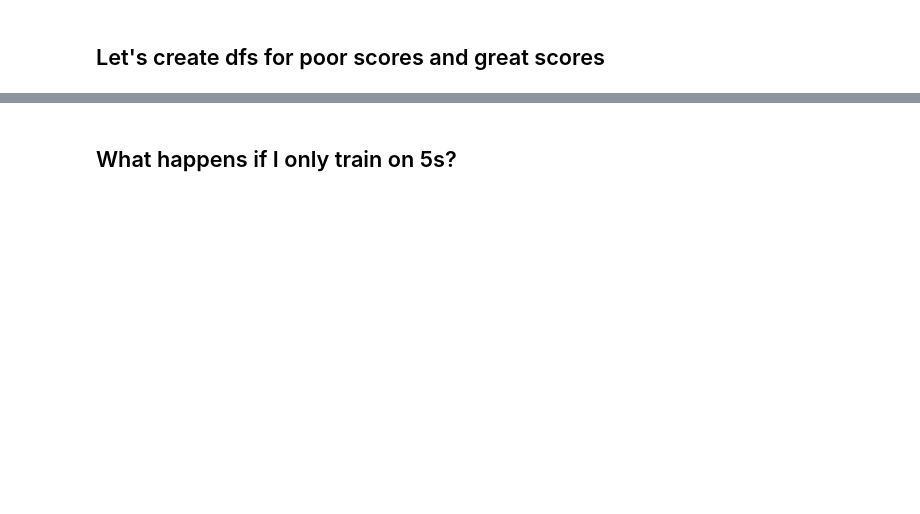
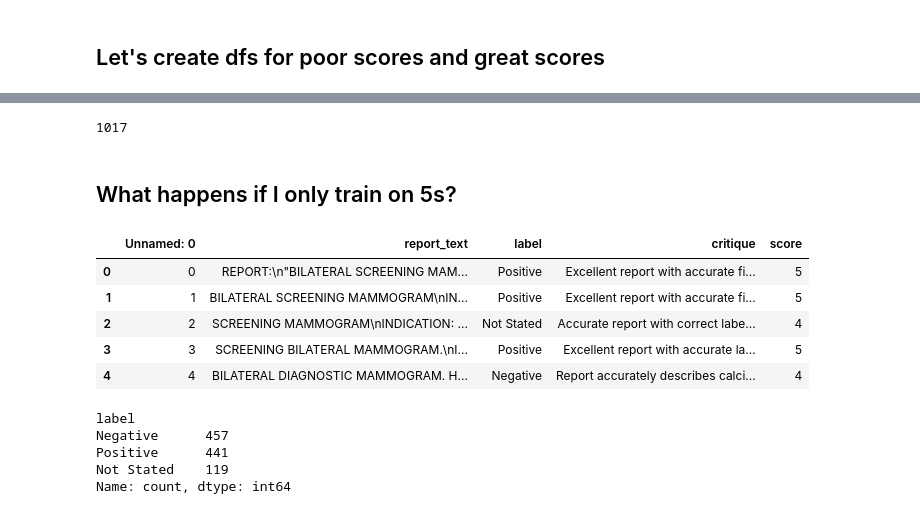
Before and after one commit to khankanz/synthetic-medical-datatsets, a Jupyter notebook: filtering_with_llms.ipynb, the cells around one changed output, grey strips where cells are left out. Cells and saved outputs as stored; diff of their text form; code cells hidden in the pictures; blank space fills up the shorter version.

```diff
--- a/filtering_with_llms.ipynb
+++ b/filtering_with_llms.ipynb
@@ -310 +391,5 @@ df_great.label.value_counts() # n = 478
+# %%
+df_great.label.value_counts().sum() # n = 478
+# %% [output]
+1017
 # %%
@@ -312,7 +397,20 @@ df_great.to_csv('microcalcs-n478-claude-3-opus-20240229-critiqued-4_5_only.csv')
 # %% [markdown]
 ## What happens if I only train on 5s?
 # %%
-# df_45s = pd.read_csv(FP/'microcalcs-n478-claude-3-opus-20240229-critiqued-4_5_only.csv') ; df_45s.head()
+df_45s = pd.read_csv(FP/'microcalcs-n1017-claude-3-opus-20240229-critiqued-4_5_only.csv') ; df_45s.head()
+# %% [output]
+|  | Unnamed: 0 | report_text | label | critique | score |
+| 0 | 0 | REPORT:\n"BILATERAL SCREENING MAM... | Positive | Excellent report with accurate fi... | 5 |
+| 1 | 1 | BILATERAL SCREENING MAMMOGRAM\nIN... | Positive | Excellent report with accurate fi... | 5 |
+| 2 | 2 | SCREENING MAMMOGRAM\nINDICATION: ... | Not Stated | Accurate report with correct labe... | 4 |
+| 3 | 3 | SCREENING BILATERAL MAMMOGRAM.\nI... | Positive | Excellent report with accurate la... | 5 |
+| 4 | 4 | BILATERAL DIAGNOSTIC MAMMOGRAM. H... | Negative | Report accurately describes calci... | 4 |
 # %%
-# df_45s.label.value_counts()
+df_45s.label.value_counts()
+# %% [output]
+label
+Negative      457
+Positive      441
+Not Stated    119
+Name: count, dtype: int64
 # %%
```
Also changed, not shown: parts of 14 cells of this notebook.
